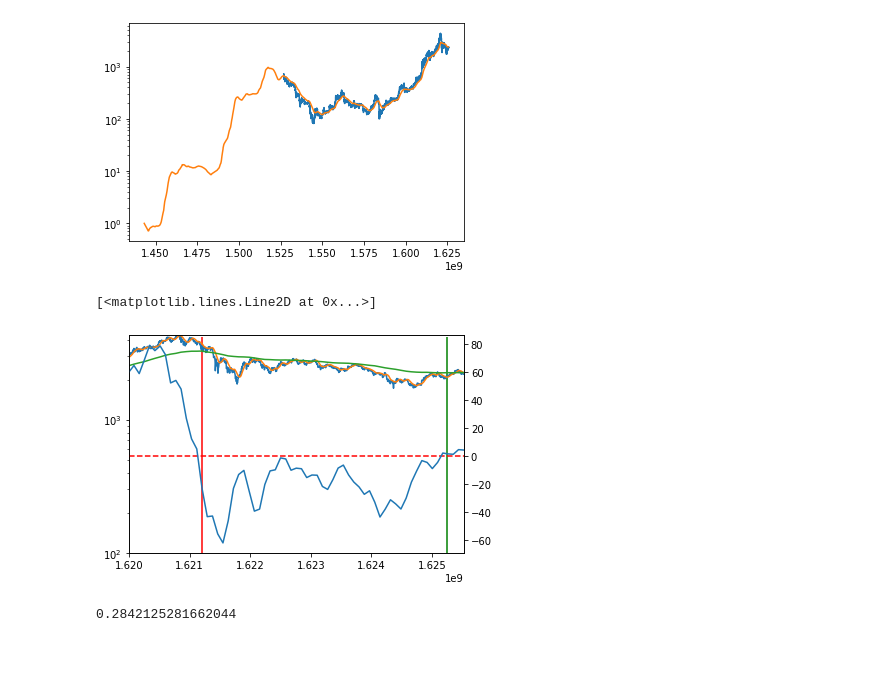
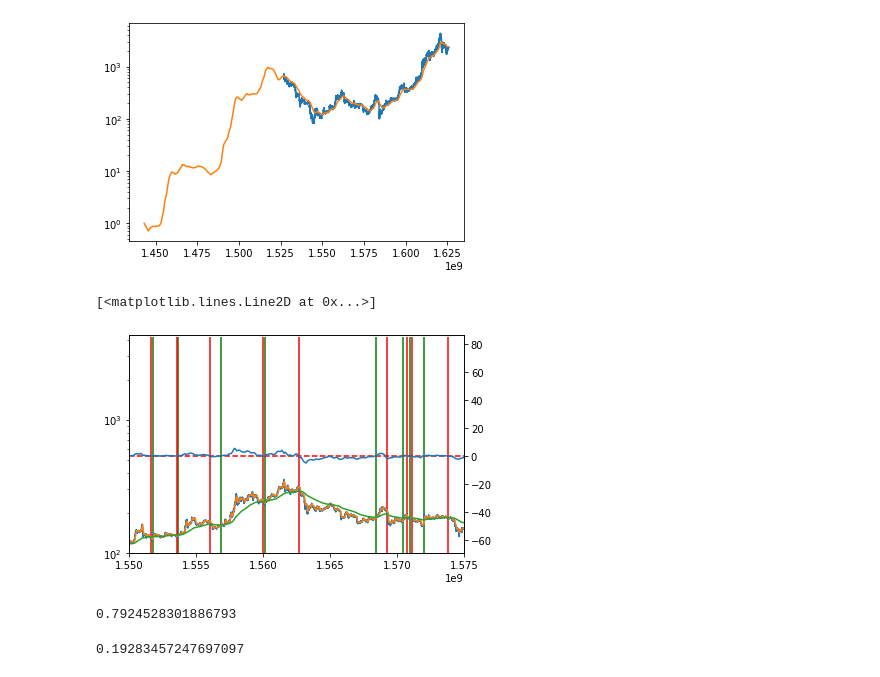
Before and after one commit to RDEvans31/saturn, a Jupyter notebook: Data analysis.ipynb, the cells around one changed output. Cells and saved outputs as stored; diff of their text form; code cells hidden in the pictures.

Commit message:
changed to using opens in the strategy so as to not rely on the future

```diff
--- a/Data analysis.ipynb
+++ b/Data analysis.ipynb
@@ -35,17 +35,23 @@ weekly_candles=price.get_price_data('1w',data=btc_price_data)
 #     candle=btc_price_data.iloc[i]
 #     candles.append((candle['unix'],candle['open'], candle['high'],candle['low'], candle['close']))
 # %%
-def get_sma(data,window):
+def get_sma(data,window, close=True):
      #using daily for now
     timestamps=data['unix'][window-1:]
-    sma=data.rolling(window).mean()['close'].dropna()
+    if close:
+        sma=data.rolling(window).mean()['close'].dropna()
+    else:
+        sma=data.rolling(window).mean()['open'].dropna()
     return pd.DataFrame({'unix': timestamps,'value':sma})
 
     # return pd.DataFrame({'unix': list(map(lambda x: x[0], sma)),'value':list(map(lambda x: x[1], sma))})
 
-def get_ema(data,window):
+def get_ema(data,window, close=True):
     timestamps=data['unix'][window:]
-    ema=data.ewm(span=window,min_periods=window+1, adjust=False).mean()['close'].dropna()
+    if close:
+        ema=data.ewm(span=window,min_periods=window+1, adjust=False).mean()['close'].dropna()
+    else:
+        ema=data.ewm(span=window,min_periods=window+1, adjust=False).mean()['open'].dropna()
     return pd.DataFrame({'unix': timestamps,'value':ema})
 
 def risk_indicator(fast,slow):
@@ -267,10 +273,10 @@ def ma_channel(data, window):
     sma['unix']=timestamps
     sma.dropna(inplace=True)
 
-    return pd.DataFrame({'unix':sma['unix'],'high':sma['high'], 'low':sma['low'], 'close':sma['close']})
+    return pd.DataFrame({'unix':sma['unix'],'high':sma['high'], 'low':sma['low'], 'open':sma['open']})
 # %%
 def backtest_ma_channel(data,period, slow_ma_gradient):
-
+    print('Datapoints: ',len(data))
     equity=1000
 
     channel=ma_channel(data,period)
@@ -287,12 +293,12 @@ def backtest_ma_channel(data,period, slow_ma_gradient):
         upper_bound=channel.iloc[i]['high']
         lower_bound=channel.iloc[i]['low']
         time=channel.iloc[i]['unix']
-        day=max(filter(lambda x: x<=time,list(slow_ma_gradient.index)))
-        five_closes=data.loc[data['unix']<=time].tail(n=5)['close'].values
+        day=max(filter(lambda x: x<time,list(slow_ma_gradient.index)))
+        five_opens=data.loc[data['unix']<=time].tail(n=5)['open'].values # uses opens now as opens are confirmed
         uptrend=slow_ma_gradient.loc[day]>0
 
-        current=five_closes[-1]
-        if all(close>upper_bound for close in five_closes) and state != 'long' and uptrend.all():
+        current=five_opens[-1]
+        if all(opens>upper_bound for opens in five_opens) and state != 'long' and uptrend.all():
             #remember to calculate profit if flipping from short
             if state=='short':
                 outcome.append(current<entry)
@@ -304,7 +310,7 @@ def backtest_ma_channel(data,period, slow_ma_gradient):
             # trade_amount=equity*entry
             longs.append(time)
             #print(state+' from $'+str(current))
-        elif all(close<lower_bound for close in five_closes) and state != 'short' and not(uptrend.all()):
+        elif all(opens<lower_bound for opens in five_opens) and state != 'short' and not(uptrend.all()):
             if state=='long':
                 outcome.append(current>entry)
                 profit.append(current/entry -1)
@@ -354,0 +382,7 @@ longs, shorts, outcome, profit=backtest_ma_channel(eth_hourly,18,gradient)
+# %%
+ema=get_ema(eth,28, False)
+gradient=get_gradient(ema)
+start_time=time.time()
+longs, shorts, outcome, profit=backtest_ma_channel(eth_hourly, 18,gradient)
+end_time=time.time()
+print(end_time-start_time)
@@ -363,23 +400,25 @@ plt.yscale('log')
 # %%
 fig1, ax1 = plt.subplots()
 ax1.plot(eth_hourly['unix'],eth_hourly['close'])
 ax1.plot(channel['unix'],channel['high'])
 ax1.plot(ema['unix'],ema['value'])
 
 ax1.vlines(longs,0,eth['close'].max(), colors='g')
 ax1.vlines(shorts,0,eth['close'].max(), colors='r')
 ax1.set_yscale('log')
 ax1.set_ylim(100,4300)
-ax1.set_xlim(1620000000,eth['unix'].max())
+# ax1.set_xlim(eth['unix'].min(),eth['unix'].max())
+ax1.set_xlim(1550000000,1575000000)
 ax2=ax1.twinx()
 #ax2.set_ylim(-20,20)
 ax2.axhline(y=0, color='red', linestyle='--')
 ax2.plot(gradient.index,gradient.values)
 # %% [output]
 [<matplotlib.lines.Line2D at 0x...>]
-[figure, old version]
+[figure, new version]
 # %%
-np.sum(outcome)/len(outcome)
+print(np.sum(outcome)/len(outcome))
 np.mean(profit)
 # %% [output]
-0.2842125281662044
+0.7924528301886793
+0.19283457247697097
```
Also changed, not shown: parts of 6 cells of this notebook, 4 other files.
